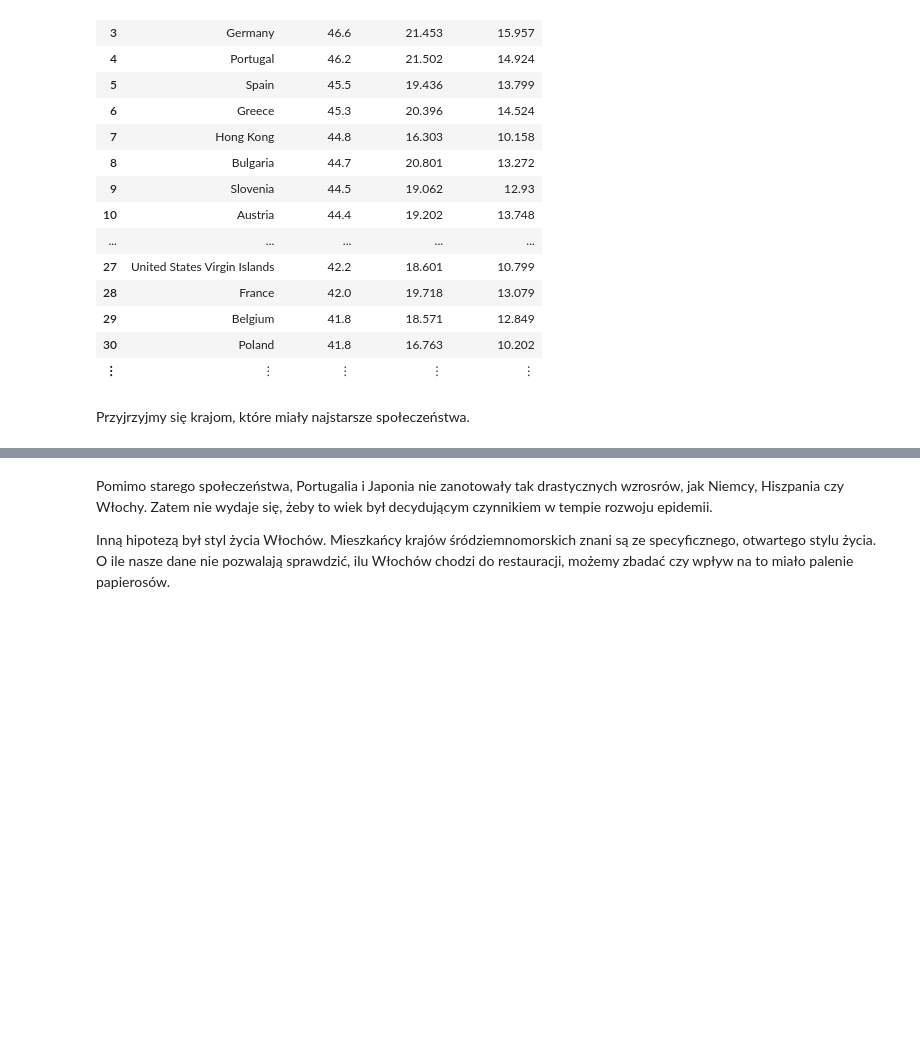
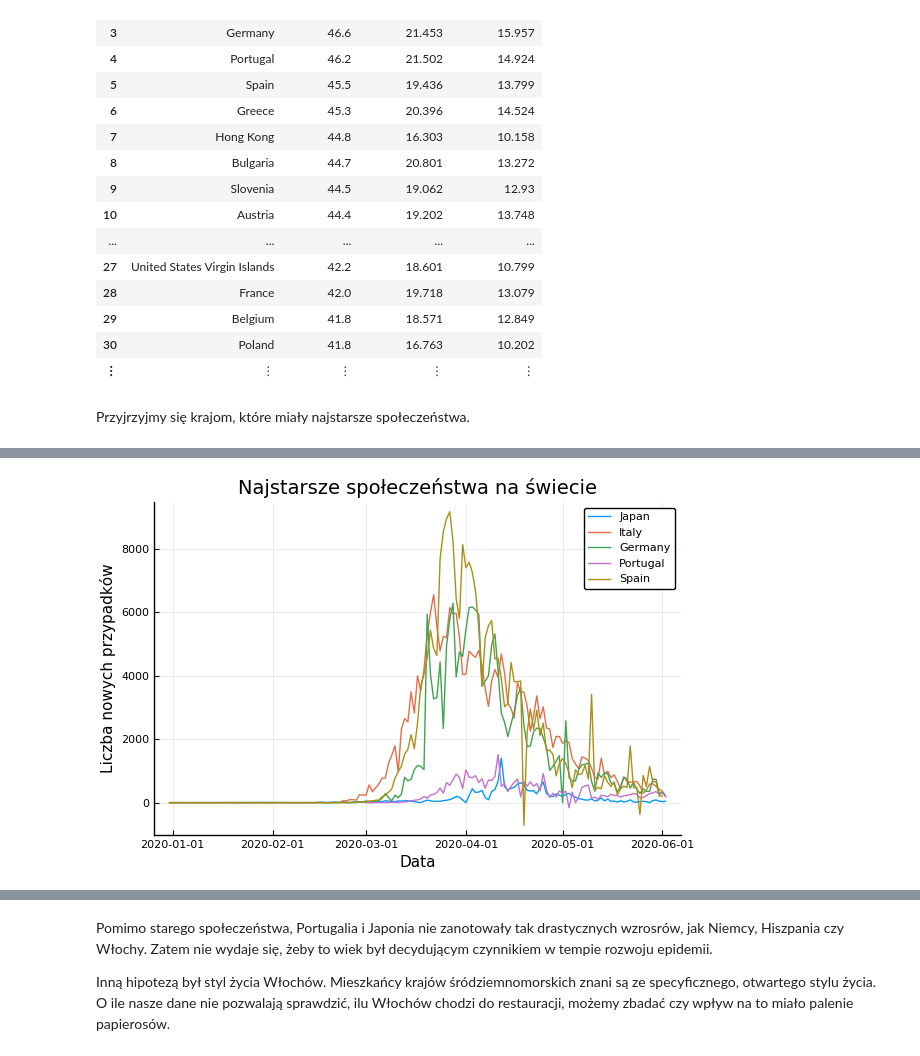
Before and after one commit to wstryc/Wizualizacja-COVID-19, a Jupyter notebook: projekt.ipynb, the cells around one changed output, grey strips where cells are left out. Saved outputs shown, nothing was run; the diff lists cells and outputs as text; code cells hidden in the pictures; blank space fills up the shorter version.

```diff
--- a/projekt.ipynb
+++ b/projekt.ipynb
@@ -177,5 +178,5 @@ for country in ["Japan", "Italy", "Germany", "Portugal", "Spain"]
     plot!(df[:date], df[:new_cases], label=country)
 end
 
-p |> display
+p
 # %% [output]
@@ -183,3 +183,4 @@ p |> display
+[figure, added]
 # %%
 p = plot(title = "Najstarsze społeczeństwa na świecie", xlabel = "Data", ylabel = "Liczba wszystkich przypadków")
 for country in ["Japan", "Italy", "Germany", "Portugal", "Spain"]
```
Also changed, not shown: parts of 15 cells of this notebook.
